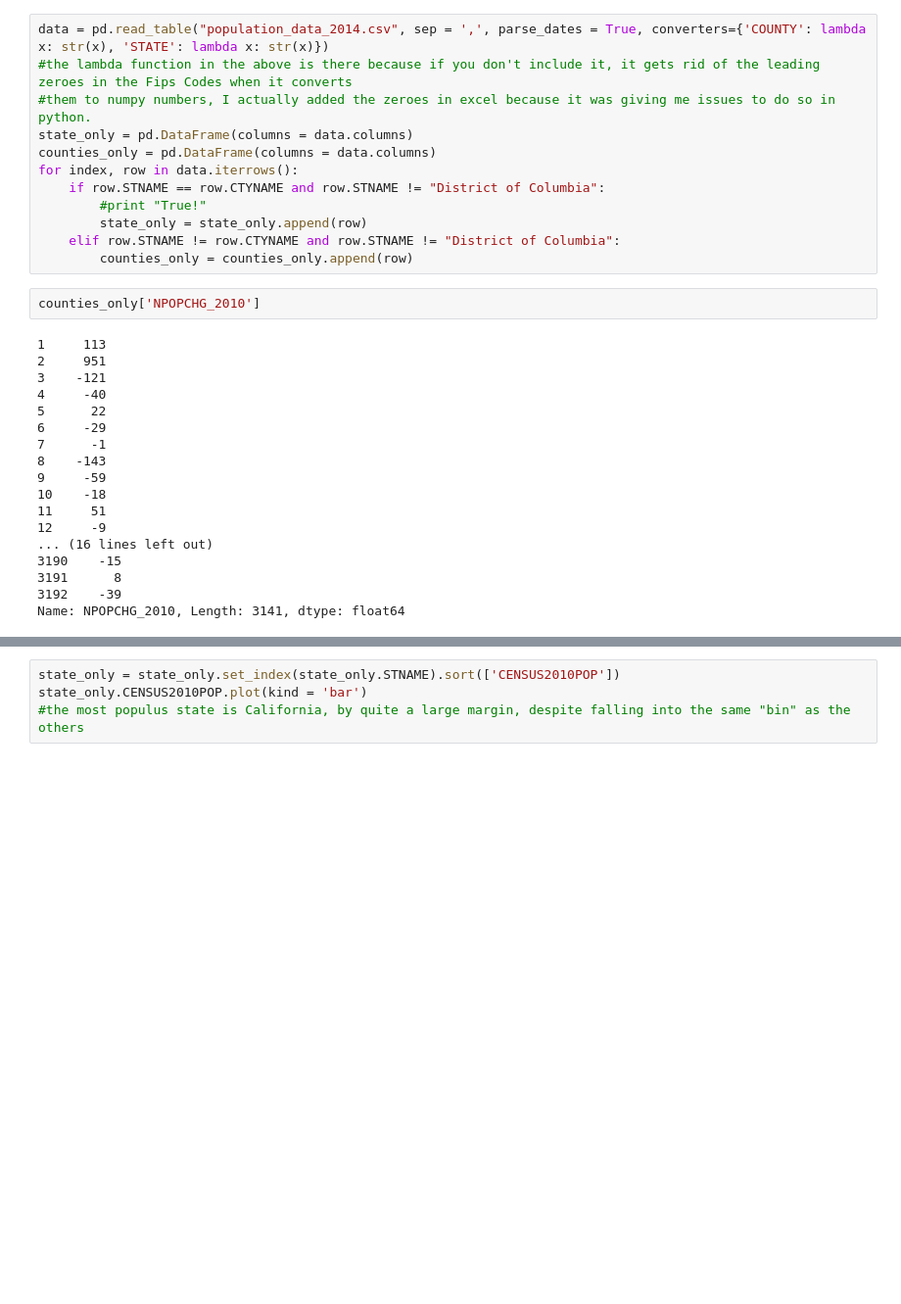
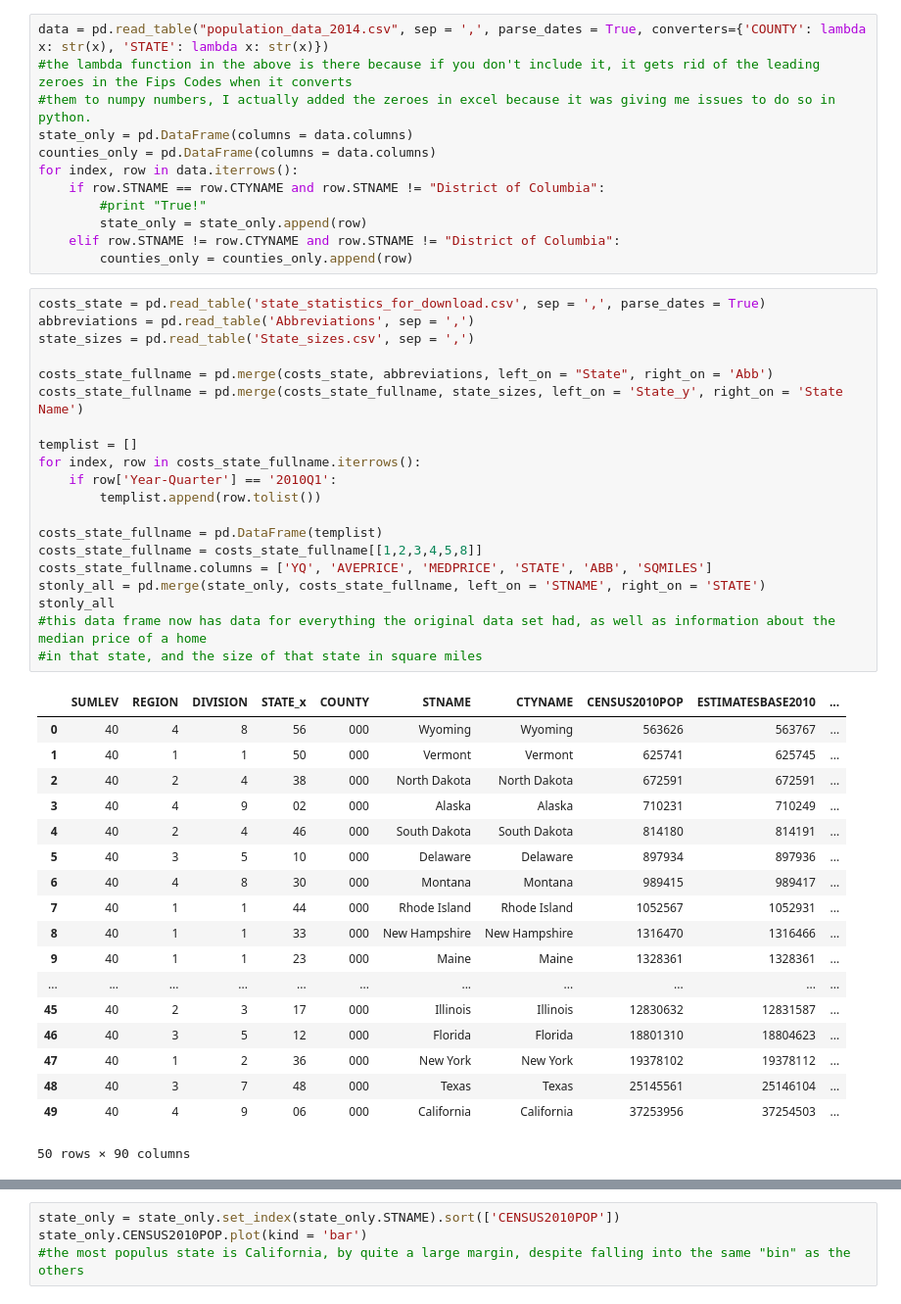
Before and after one commit to polychaos/spring-2015-homeworks, a Jupyter notebook: submissions/Homework-6/State Population Project.ipynb, the cells around one changed output, grey strips where cells are left out. Shown: that part at 98% size. Drawn from its saved outputs; the diff is of its cells as text; blank space fills up the shorter version.

```diff
--- a/submissions/Homework-6/State Population Project.ipynb
+++ b/submissions/Homework-6/State Population Project.ipynb
@@ -27,25 +39,44 @@ for index, row in data.iterrows():
         state_only = state_only.append(row)
     elif row.STNAME != row.CTYNAME and row.STNAME != "District of Columbia":
         counties_only = counties_only.append(row)
-# %%
-counties_only['NPOPCHG_2010']
-# %% [output]
-1     113
-2     951
-3    -121
-4     -40
-5      22
-6     -29
-7      -1
-8    -143
-9     -59
-10    -18
-11     51
-12     -9
-... (16 lines left out)
-3190    -15
-3191      8
-3192    -39
-Name: NPOPCHG_2010, Length: 3141, dtype: float64
+# %%
+costs_state = pd.read_table('state_statistics_for_download.csv', sep = ',', parse_dates = True)
+abbreviations = pd.read_table('Abbreviations', sep = ',')
+state_sizes = pd.read_table('State_sizes.csv', sep = ',')
+
+costs_state_fullname = pd.merge(costs_state, abbreviations, left_on = "State", right_on = 'Abb')
+costs_state_fullname = pd.merge(costs_state_fullname, state_sizes, left_on = 'State_y', right_on = 'State Name')
+
+templist = []
+for index, row in costs_state_fullname.iterrows():
+    if row['Year-Quarter'] == '2010Q1':
+        templist.append(row.tolist())
+
+costs_state_fullname = pd.DataFrame(templist)
+costs_state_fullname = costs_state_fullname[[1,2,3,4,5,8]]
+costs_state_fullname.columns = ['YQ', 'AVEPRICE', 'MEDPRICE', 'STATE', 'ABB', 'SQMILES']
+stonly_all = pd.merge(state_only, costs_state_fullname, left_on = 'STNAME', right_on = 'STATE')
+stonly_all
+#this data frame now has data for everything the original data set had, as well as information about the median price of a home
+#in that state, and the size of that state in square miles
+# %% [output]
+|  | SUMLEV | REGION | DIVISION | STATE_x | COUNTY | STNAME | CTYNAME | CENSUS2010POP | ESTIMATESBASE2010 | ... |
+| 0 | 40 | 4 | 8 | 56 | 000 | Wyoming | Wyoming | 563626 | 563767 | ... |
+| 1 | 40 | 1 | 1 | 50 | 000 | Vermont | Vermont | 625741 | 625745 | ... |
+| 2 | 40 | 2 | 4 | 38 | 000 | North Dakota | North Dakota | 672591 | 672591 | ... |
+| 3 | 40 | 4 | 9 | 02 | 000 | Alaska | Alaska | 710231 | 710249 | ... |
+| 4 | 40 | 2 | 4 | 46 | 000 | South Dakota | South Dakota | 814180 | 814191 | ... |
+| 5 | 40 | 3 | 5 | 10 | 000 | Delaware | Delaware | 897934 | 897936 | ... |
+| 6 | 40 | 4 | 8 | 30 | 000 | Montana | Montana | 989415 | 989417 | ... |
+| 7 | 40 | 1 | 1 | 44 | 000 | Rhode Island | Rhode Island | 1052567 | 1052931 | ... |
+| 8 | 40 | 1 | 1 | 33 | 000 | New Hampshire | New Hampshire | 1316470 | 1316466 | ... |
+| 9 | 40 | 1 | 1 | 23 | 000 | Maine | Maine | 1328361 | 1328361 | ... |
+| ... | ... | ... | ... | ... | ... | ... | ... | ... | ... | ... |
+| 45 | 40 | 2 | 3 | 17 | 000 | Illinois | Illinois | 12830632 | 12831587 | ... |
+| 46 | 40 | 3 | 5 | 12 | 000 | Florida | Florida | 18801310 | 18804623 | ... |
+| 47 | 40 | 1 | 2 | 36 | 000 | New York | New York | 19378102 | 19378112 | ... |
+| 48 | 40 | 3 | 7 | 48 | 000 | Texas | Texas | 25145561 | 25146104 | ... |
+| 49 | 40 | 4 | 9 | 06 | 000 | California | California | 37253956 | 37254503 | ... |
+50 rows × 90 columns
 # %%
 counties_only['FIPS'] = counties_only.STATE + counties_only.COUNTY #this creates a complete FIPS code from the previous
```
Also changed, not shown: parts of 11 cells of this notebook, 12 other files.
